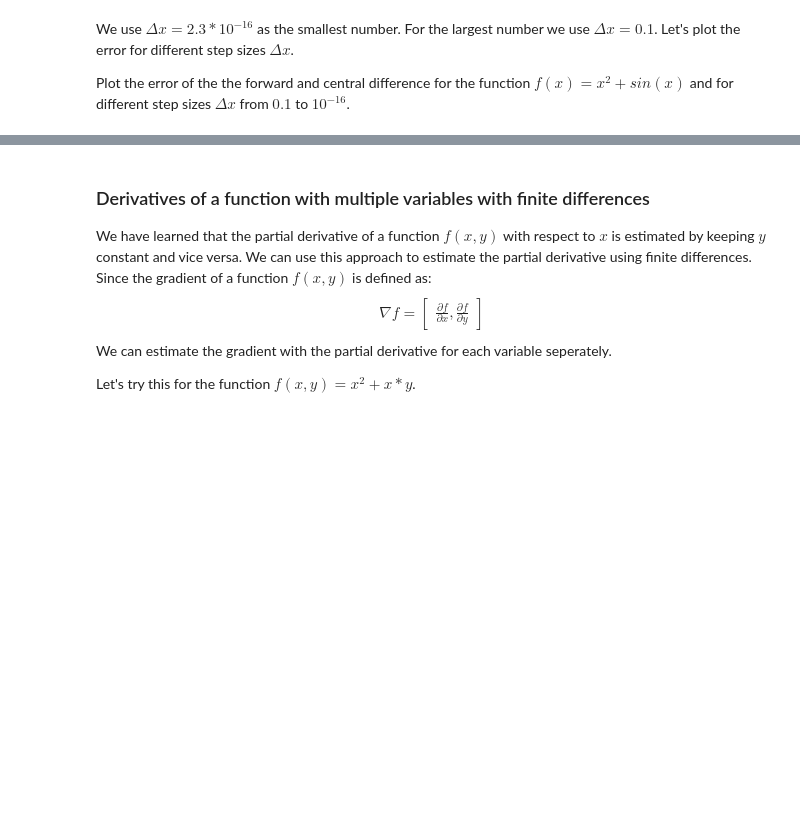
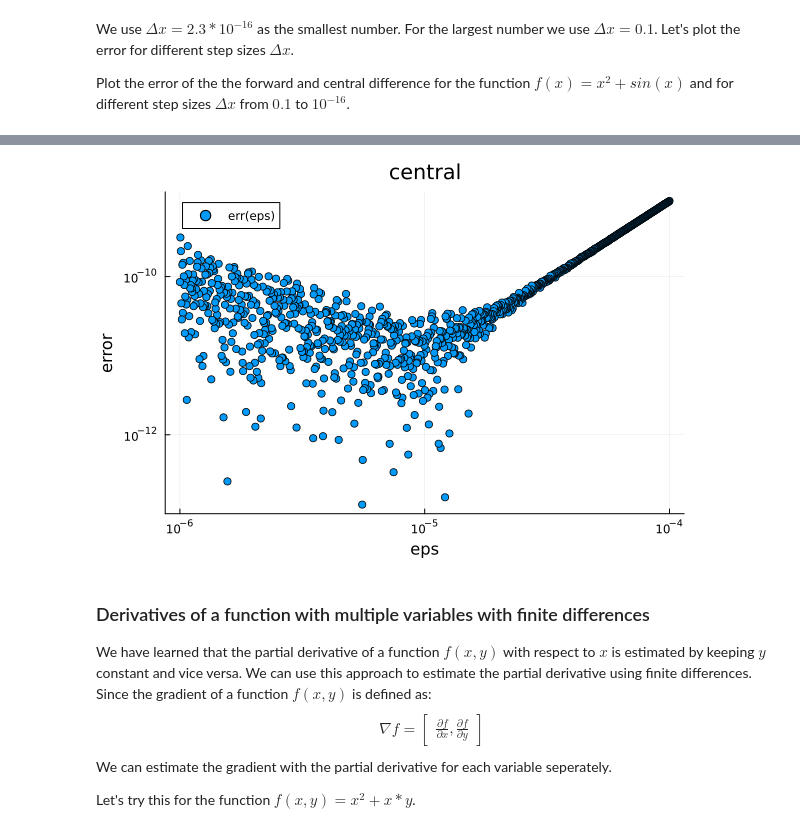
Before and after one commit to FeMa42/auxme_numerik, a Jupyter notebook: Excercise/Exercise 5/FiniteDifference-Task.ipynb, the cells around one changed output, grey strips where cells are left out. Drawn from its saved outputs; the diff is of its cells as text; code cells hidden in the pictures; blank space fills up the shorter version.

```diff
--- a/Excercise/Exercise 5/FiniteDifference-Task.ipynb
+++ b/Excercise/Exercise 5/FiniteDifference-Task.ipynb
@@ -136,11 +190,13 @@ Plots.plot(p1, p2)
 # %%
 eps_range = 10 .^ -range(4, stop=6, length=1000)
 df_fd_eps, df_cd_eps = FiniteDifferenceMethod(x, eps_range, f)
 
 # TODO: estimate the error
-error = ...
+error = abs.(df_cd_eps .- real_dfx)
 
 p3 = Plots.scatter(eps_range, abs.(df_cd_eps.-real_dfx), label="err(eps)" , title="central", xlabel="eps", ylabel="error", xscale=:log10, yscale=:log10)
+# %% [output]
+[figure, added]
 # %% [markdown]
 ### Derivatives of a function with multiple variables with finite differences
 We have learned that the partial derivative of a function $f(x,y)$ with respect to $x$ is estimated by keeping $y$ constant and vice versa. We can use this approach to estimate the partial derivative using finite differences. Since the gradient of a function $f(x,y)$ is defined as:
```
Also changed, not shown: parts of 28 cells of this notebook, 17 other files.
